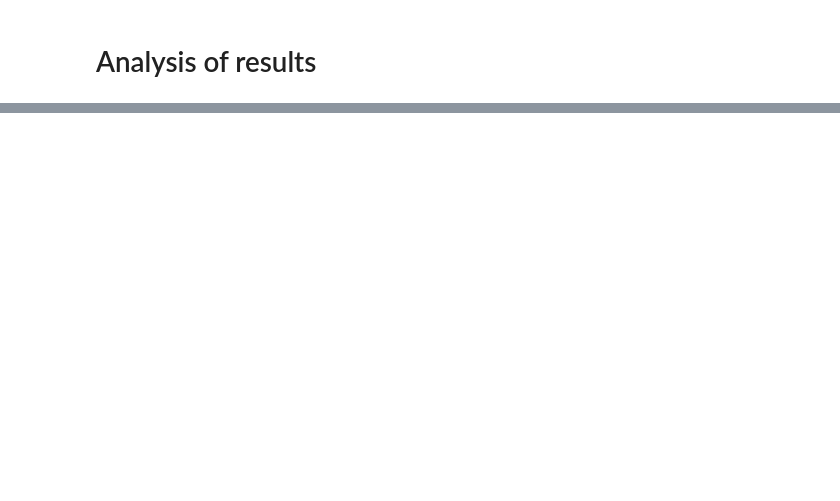
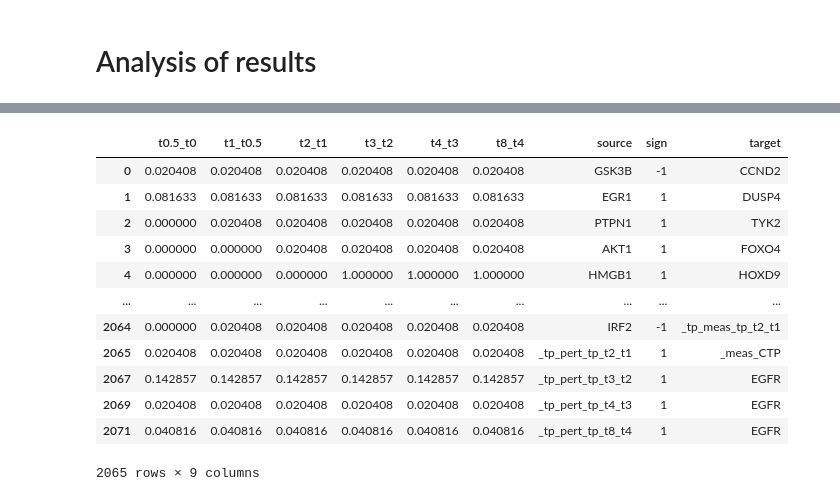
Before and after one commit to adugourd/RodriguezMier23, a Jupyter notebook: A375-BRAFi/process_results.ipynb, the cells around one changed output, grey strips where cells are left out. Saved outputs shown, nothing was run; the diff lists cells and outputs as text; code cells hidden in the pictures; blank space fills up the shorter version.

Commit message:
added generation of cytoscape inputs

```diff
--- a/A375-BRAFi/process_results.ipynb
+++ b/A375-BRAFi/process_results.ipynb
@@ -125,0 +219,24 @@ plt.savefig(f"{path}/avg_activity_e2f1_e2f2.pdf", format="pdf", bbox_inches='tig
+# %%
+df_avg_e_cytoscape = df_avg_e_abs[(df_avg_e_abs != 0).any(axis=1)].reset_index()
+split_index = df_avg_e_cytoscape['index'].str.split('--', expand=True)
+mask = split_index.iloc[:, 2].notnull()
+df_avg_e_cytoscape = df_avg_e_cytoscape.loc[mask]
+df_avg_e_cytoscape[['source', 'sign', 'target']] = split_index.values[mask]
+df_avg_e_cytoscape['sign'] = df_avg_e_cytoscape['sign'].str.replace(r'\(|\)', '')
+df_avg_e_cytoscape = df_avg_e_cytoscape.drop(columns=['index'])
+# %%
+df_avg_e_cytoscape
+# %% [output]
+|  | t0.5_t0 | t1_t0.5 | t2_t1 | t3_t2 | t4_t3 | t8_t4 | source | sign | target |
+| 0 | 0.020408 | 0.020408 | 0.020408 | 0.020408 | 0.020408 | 0.020408 | GSK3B | -1 | CCND2 |
+| 1 | 0.081633 | 0.081633 | 0.081633 | 0.081633 | 0.081633 | 0.081633 | EGR1 | 1 | DUSP4 |
+| 2 | 0.000000 | 0.020408 | 0.020408 | 0.020408 | 0.020408 | 0.020408 | PTPN1 | 1 | TYK2 |
+| 3 | 0.000000 | 0.000000 | 0.020408 | 0.020408 | 0.020408 | 0.020408 | AKT1 | 1 | FOXO4 |
+| 4 | 0.000000 | 0.000000 | 0.000000 | 1.000000 | 1.000000 | 1.000000 | HMGB1 | 1 | HOXD9 |
+| ... | ... | ... | ... | ... | ... | ... | ... | ... | ... |
+| 2064 | 0.000000 | 0.020408 | 0.020408 | 0.020408 | 0.020408 | 0.020408 | IRF2 | -1 | _tp_meas_tp_t2_t1 |
+| 2065 | 0.020408 | 0.020408 | 0.020408 | 0.020408 | 0.020408 | 0.020408 | _tp_pert_tp_t2_t1 | 1 | _meas_CTP |
+| 2067 | 0.142857 | 0.142857 | 0.142857 | 0.142857 | 0.142857 | 0.142857 | _tp_pert_tp_t3_t2 | 1 | EGFR |
+| 2069 | 0.020408 | 0.020408 | 0.020408 | 0.020408 | 0.020408 | 0.020408 | _tp_pert_tp_t4_t3 | 1 | EGFR |
+| 2071 | 0.040816 | 0.040816 | 0.040816 | 0.040816 | 0.040816 | 0.040816 | _tp_pert_tp_t8_t4 | 1 | EGFR |
+2065 rows × 9 columns
```
Also changed, not shown: parts of 21 cells of this notebook.
